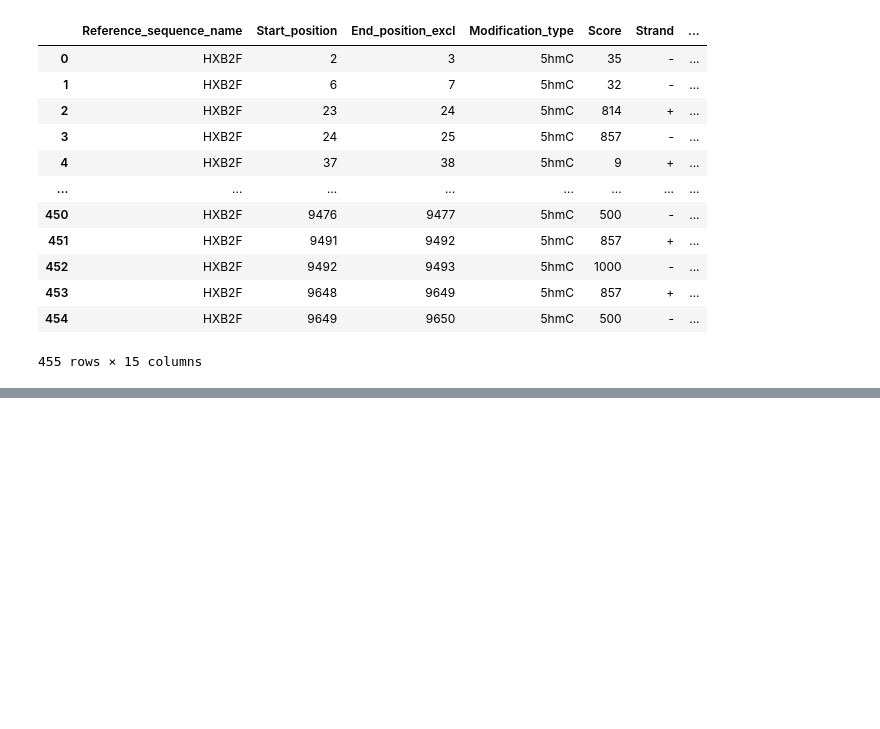
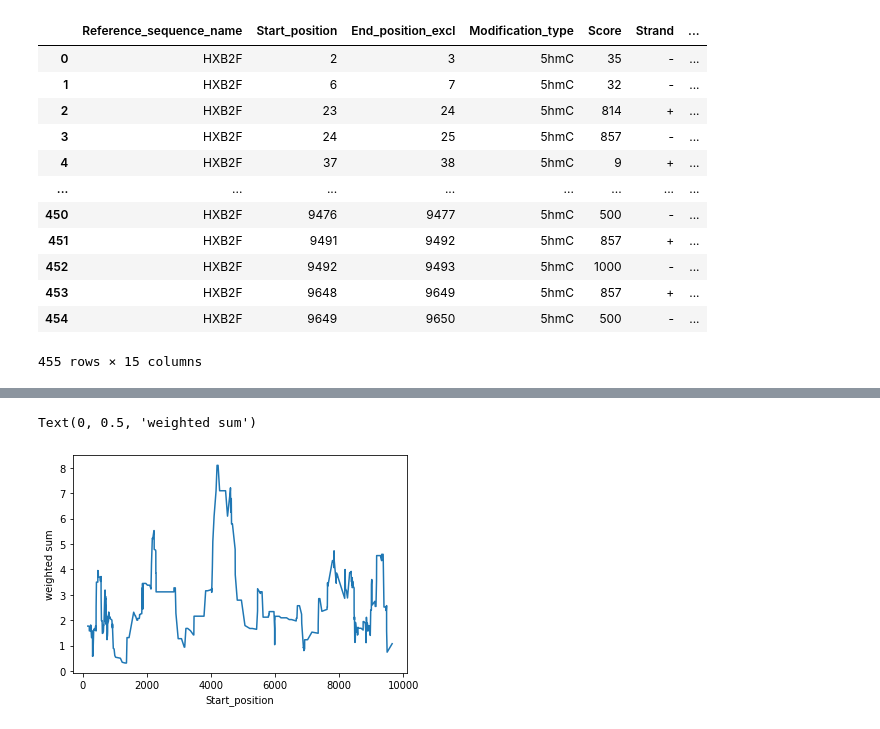
Before and after one commit to Raefcon/Hello_World, a Jupyter notebook: notebooks/HIV_data.ipynb, the cells around one changed output, grey strips where cells are left out. Drawn from its saved outputs; the diff is of its cells as text; code cells hidden in the pictures; blank space fills up the shorter version.

```diff
--- a/notebooks/HIV_data.ipynb
+++ b/notebooks/HIV_data.ipynb
@@ -416,0 +619,6 @@ table
+# %%
+ax = mod_score_bases.rolling(20).sum().plot()
+ax.set_ylabel('weighted sum')
+# %% [output]
+Text(0, 0.5, 'weighted sum')
+[figure, added]
```
Also changed, not shown: parts of 52 cells of this notebook.
